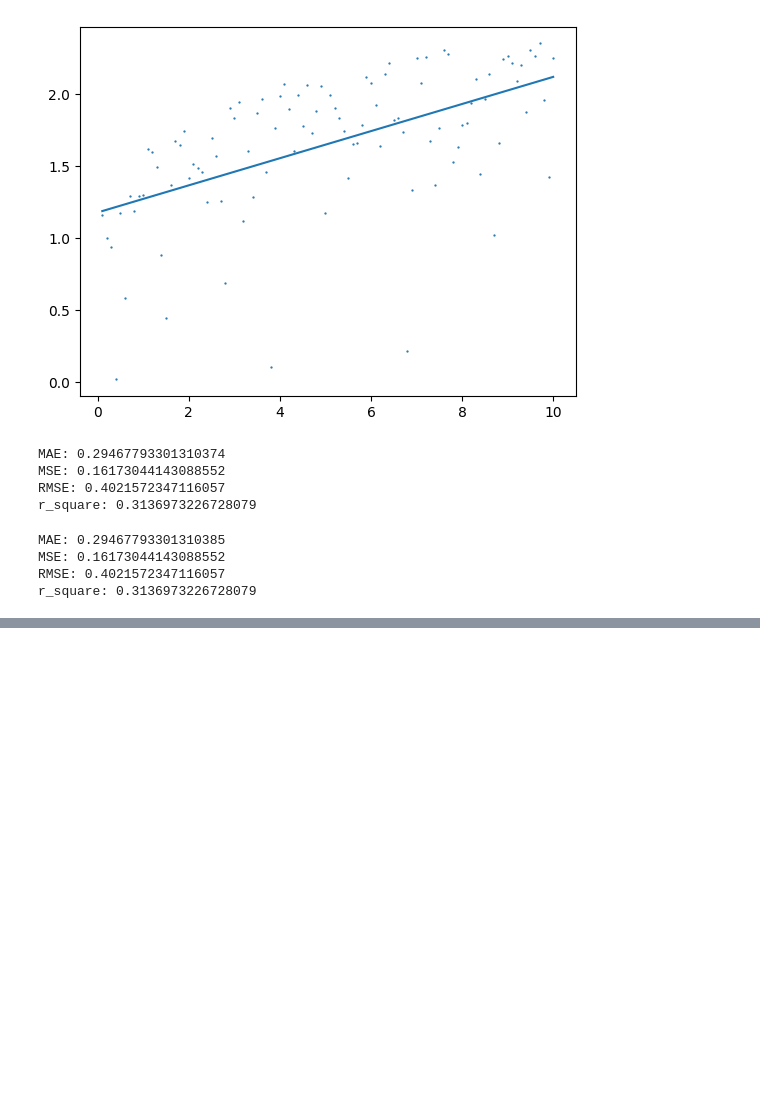
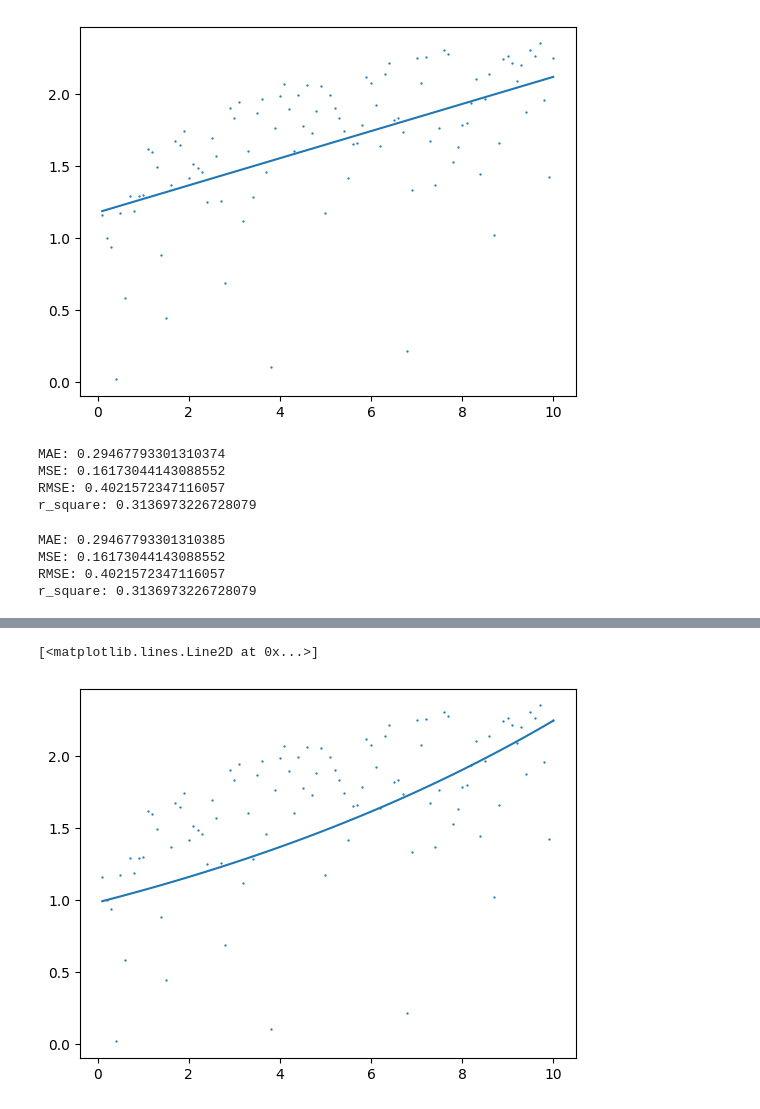
Before and after one commit to nag2mani/Machine_Learning, a Jupyter notebook: CoreML/My_Models_LR_MLR/data3.ipynb, the cells around one changed output, grey strips where cells are left out. Cells and saved outputs as stored; diff of their text form; code cells hidden in the pictures; blank space fills up the shorter version.

```diff
--- a/CoreML/My_Models_LR_MLR/data3.ipynb
+++ b/CoreML/My_Models_LR_MLR/data3.ipynb
@@ -115,0 +129,15 @@ r_square: 0.3136973226728079
+# %%
+XL=[]
+X_square=[]
+
+for i in range(100):
+  q = X[i] * L[i]
+  XL.append(q)
+
+  p = X[i] ** 2
+  X_square.append(p)
+
+avg_XL = np.mean(XL)
+avg_X = np.mean(X)
+avg_L = np.mean(L)
+avg_X_square = np.mean(X_square)
@@ -115,0 +156,12 @@ r_square: 0.3136973226728079
+# %%
+predicted_Y = []
+for i in range(100):
+  r = alpha * np.exp(beta * X[i])
+  predicted_Y.append(r)
+
+#plotting graph; Given data set is scatter but predicted dataset is in the form of line.
+plt.scatter(X, Y, s=0.4, )
+plt.plot(X, predicted_Y)
+# %% [output]
+[<matplotlib.lines.Line2D at 0x...>]
+[figure, added]
```
Also changed, not shown: parts of 6 cells of this notebook, 1 other file.
